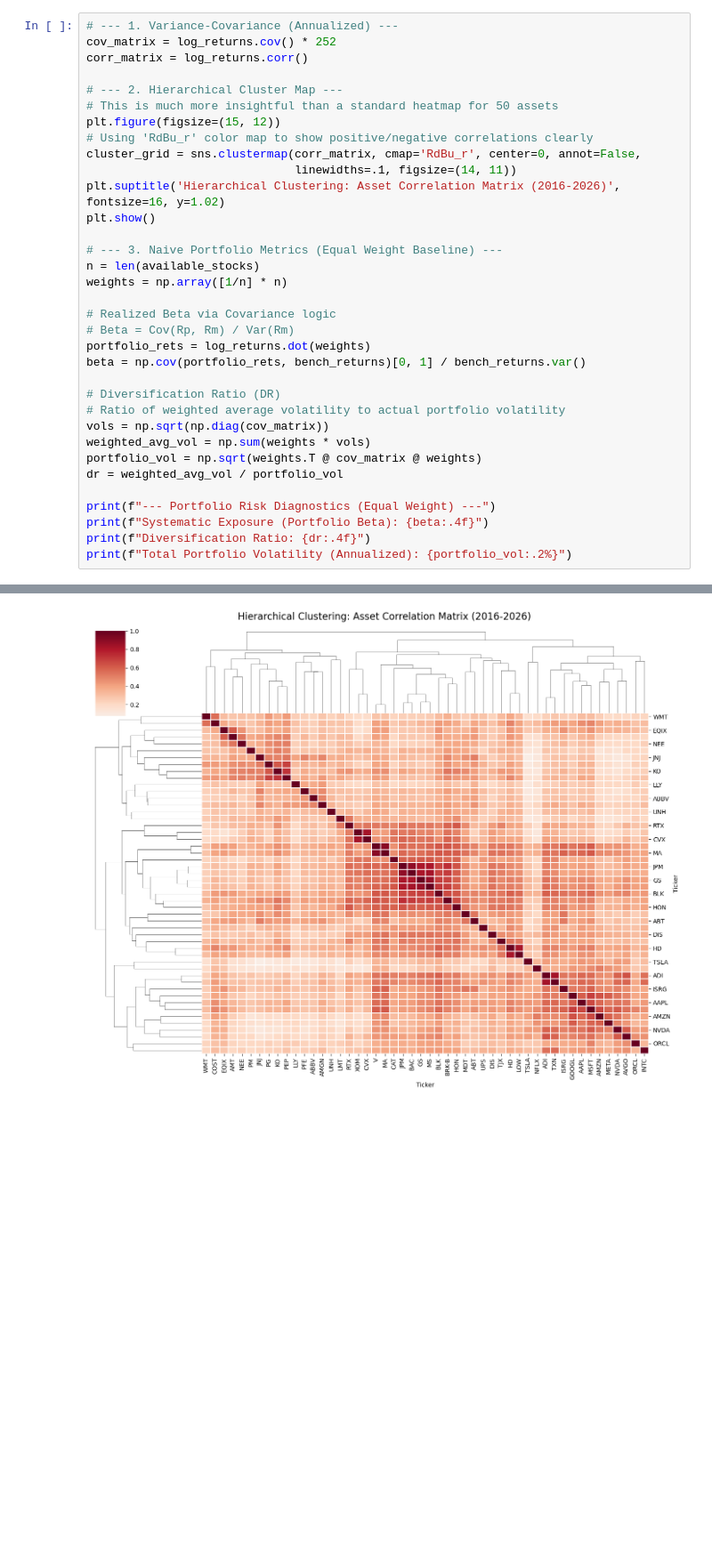
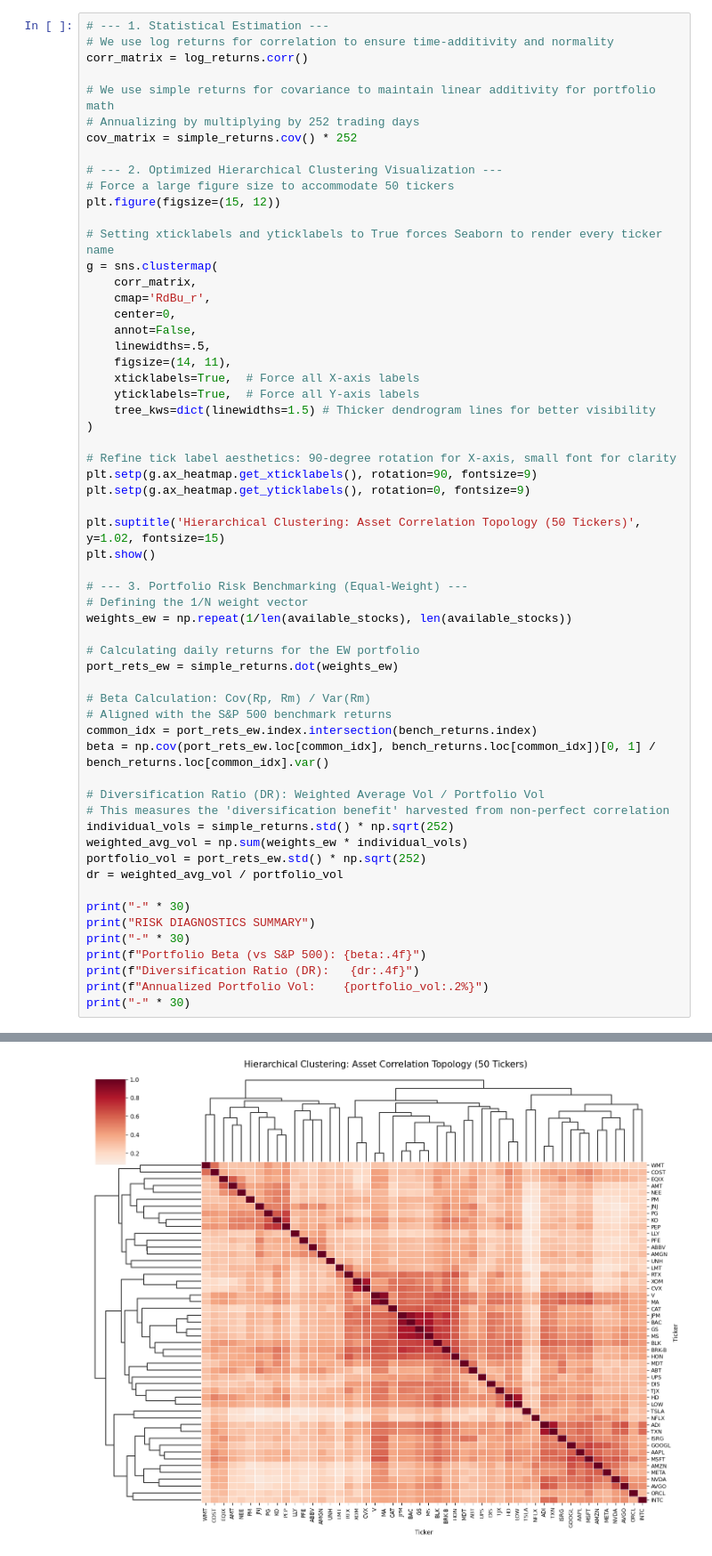
Before and after one commit to Arakushima/Quant_Week3_Portfolio_Optimization_MVO, a Jupyter notebook: Week3_Portfolio_Optimization_MVO.ipynb, the cells around one changed output, grey strips where cells are left out. Shown at 89% size. Drawn from its saved outputs; the diff is of its cells as text; blank space fills up the shorter version.

```diff
--- a/Week3_Portfolio_Optimization_MVO.ipynb
+++ b/Week3_Portfolio_Optimization_MVO.ipynb
@@ -62,37 +61,62 @@ Data range: 2016-01-05 to 2026-03-24
 # %%
-# --- 1. Variance-Covariance (Annualized) ---
-cov_matrix = log_returns.cov() * 252
+# --- 1. Statistical Estimation ---
+# We use log returns for correlation to ensure time-additivity and normality
 corr_matrix = log_returns.corr()
 
-# --- 2. Hierarchical Cluster Map ---
-# This is much more insightful than a standard heatmap for 50 assets
+# We use simple returns for covariance to maintain linear additivity for portfolio math
+# Annualizing by multiplying by 252 trading days
+cov_matrix = simple_returns.cov() * 252
+
+# --- 2. Optimized Hierarchical Clustering Visualization ---
+# Force a large figure size to accommodate 50 tickers
 plt.figure(figsize=(15, 12))
-# Using 'RdBu_r' color map to show positive/negative correlations clearly
-cluster_grid = sns.clustermap(corr_matrix, cmap='RdBu_r', center=0, annot=False,
-                              linewidths=.1, figsize=(14, 11))
-plt.suptitle('Hierarchical Clustering: Asset Correlation Matrix (2016-2026)', fontsize=16, y=1.02)
+
+# Setting xticklabels and yticklabels to True forces Seaborn to render every ticker name
+g = sns.clustermap(
+    corr_matrix,
+    cmap='RdBu_r',
+    center=0,
+    annot=False,
+    linewidths=.5,
+    figsize=(14, 11),
+    xticklabels=True,  # Force all X-axis labels
+    yticklabels=True,  # Force all Y-axis labels
+    tree_kws=dict(linewidths=1.5) # Thicker dendrogram lines for better visibility
+)
+
+# Refine tick label aesthetics: 90-degree rotation for X-axis, small font for clarity
+plt.setp(g.ax_heatmap.get_xticklabels(), rotation=90, fontsize=9)
+plt.setp(g.ax_heatmap.get_yticklabels(), rotation=0, fontsize=9)
+
+plt.suptitle('Hierarchical Clustering: Asset Correlation Topology (50 Tickers)', y=1.02, fontsize=15)
 plt.show()
 
-# --- 3. Naive Portfolio Metrics (Equal Weight Baseline) ---
-n = len(available_stocks)
-weights = np.array([1/n] * n)
+# --- 3. Portfolio Risk Benchmarking (Equal-Weight) ---
+# Defining the 1/N weight vector
+weights_ew = np.repeat(1/len(available_stocks), len(available_stocks))
 
-# Realized Beta via Covariance logic
-# Beta = Cov(Rp, Rm) / Var(Rm)
-portfolio_rets = log_returns.dot(weights)
-beta = np.cov(portfolio_rets, bench_returns)[0, 1] / bench_returns.var()
+# Calculating daily returns for the EW portfolio
+port_rets_ew = simple_returns.dot(weights_ew)
 
-# Diversification Ratio (DR)
-# Ratio of weighted average volatility to actual portfolio volatility
-vols = np.sqrt(np.diag(cov_matrix))
-weighted_avg_vol = np.sum(weights * vols)
-portfolio_vol = np.sqrt(weights.T @ cov_matrix @ weights)
+# Beta Calculation: Cov(Rp, Rm) / Var(Rm)
+# Aligned with the S&P 500 benchmark returns
+common_idx = port_rets_ew.index.intersection(bench_returns.index)
+beta = np.cov(port_rets_ew.loc[common_idx], bench_returns.loc[common_idx])[0, 1] / bench_returns.loc[common_idx].var()
+
+# Diversification Ratio (DR): Weighted Average Vol / Portfolio Vol
+# This measures the 'diversification benefit' harvested from non-perfect correlation
+individual_vols = simple_returns.std() * np.sqrt(252)
+weighted_avg_vol = np.sum(weights_ew * individual_vols)
+portfolio_vol = port_rets_ew.std() * np.sqrt(252)
 dr = weighted_avg_vol / portfolio_vol
 
-print(f"--- Portfolio Risk Diagnostics (Equal Weight) ---")
-print(f"Systematic Exposure (Portfolio Beta): {beta:.4f}")
-print(f"Diversification Ratio: {dr:.4f}")
-print(f"Total Portfolio Volatility (Annualized): {portfolio_vol:.2%}")
+print("-" * 30)
+print("RISK DIAGNOSTICS SUMMARY")
+print("-" * 30)
+print(f"Portfolio Beta (vs S&P 500): {beta:.4f}")
+print(f"Diversification Ratio (DR):   {dr:.4f}")
+print(f"Annualized Portfolio Vol:    {portfolio_vol:.2%}")
+print("-" * 30)
 # %% [output]
 <Figure size 1500x1200 with 0 Axes>
-[figure, old version]
+[figure, new version]
```
Also changed, not shown: parts of 5 cells of this notebook.
